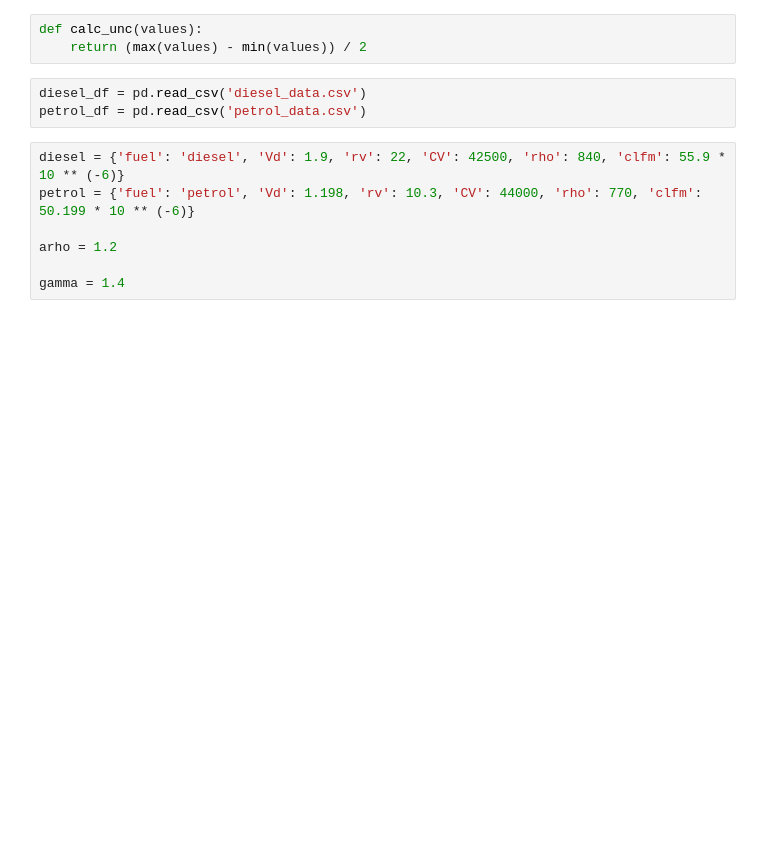
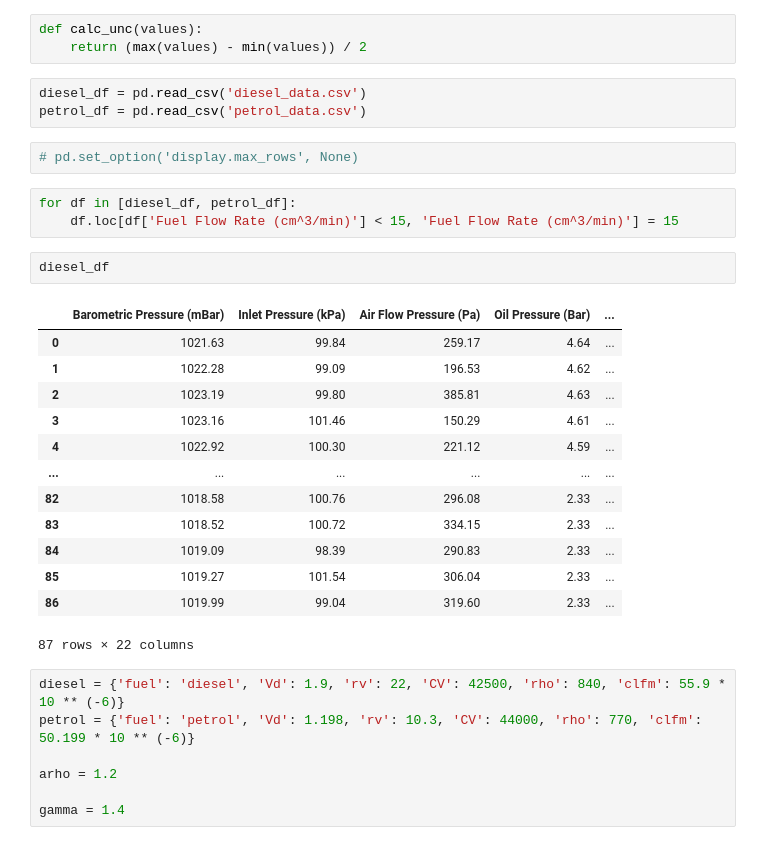
Before and after one commit to charlieblindsay/engine-laboratory, a Jupyter notebook: main.ipynb, the cells around one changed output. Saved outputs shown, nothing was run; the diff lists cells and outputs as text; blank space fills up the shorter version.

```diff
--- a/main.ipynb
+++ b/main.ipynb
@@ -8,6 +13,27 @@ def calc_unc(values):
 # %%
 diesel_df = pd.read_csv('diesel_data.csv')
 petrol_df = pd.read_csv('petrol_data.csv')
+# %%
+# pd.set_option('display.max_rows', None)
+# %%
+for df in [diesel_df, petrol_df]:
+    df.loc[df['Fuel Flow Rate (cm^3/min)'] < 15, 'Fuel Flow Rate (cm^3/min)'] = 15
+# %%
+diesel_df
+# %% [output]
+|  | Barometric Pressure (mBar) | Inlet Pressure (kPa) | Air Flow Pressure (Pa) | Oil Pressure (Bar) | ... |
+| 0 | 1021.63 | 99.84 | 259.17 | 4.64 | ... |
+| 1 | 1022.28 | 99.09 | 196.53 | 4.62 | ... |
+| 2 | 1023.19 | 99.80 | 385.81 | 4.63 | ... |
+| 3 | 1023.16 | 101.46 | 150.29 | 4.61 | ... |
+| 4 | 1022.92 | 100.30 | 221.12 | 4.59 | ... |
+| ... | ... | ... | ... | ... | ... |
+| 82 | 1018.58 | 100.76 | 296.08 | 2.33 | ... |
+| 83 | 1018.52 | 100.72 | 334.15 | 2.33 | ... |
+| 84 | 1019.09 | 98.39 | 290.83 | 2.33 | ... |
+| 85 | 1019.27 | 101.54 | 306.04 | 2.33 | ... |
+| 86 | 1019.99 | 99.04 | 319.60 | 2.33 | ... |
+87 rows × 22 columns
 # %%
 diesel = {'fuel': 'diesel', 'Vd': 1.9, 'rv': 22, 'CV': 42500, 'rho': 840, 'clfm': 55.9 * 10 ** (-6)}
 petrol = {'fuel': 'petrol', 'Vd': 1.198, 'rv': 10.3, 'CV': 44000, 'rho': 770, 'clfm': 50.199 * 10 ** (-6)}
```
Also changed, not shown: parts of 11 cells of this notebook.
